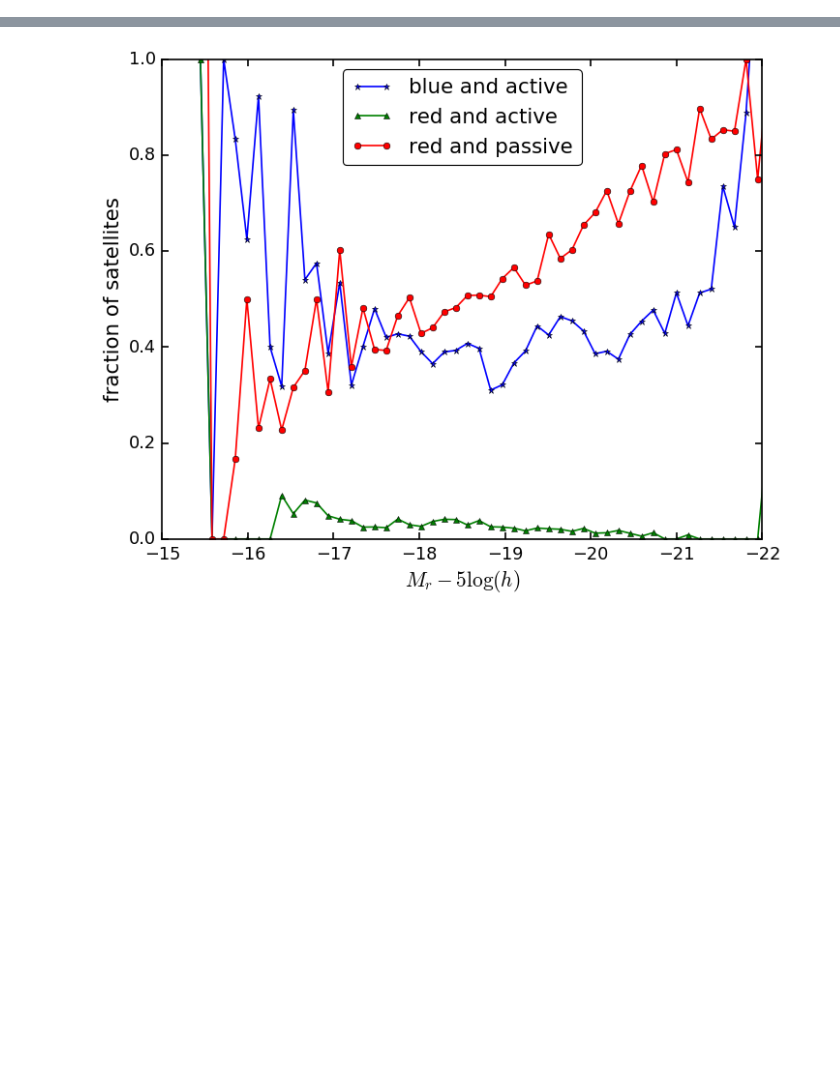
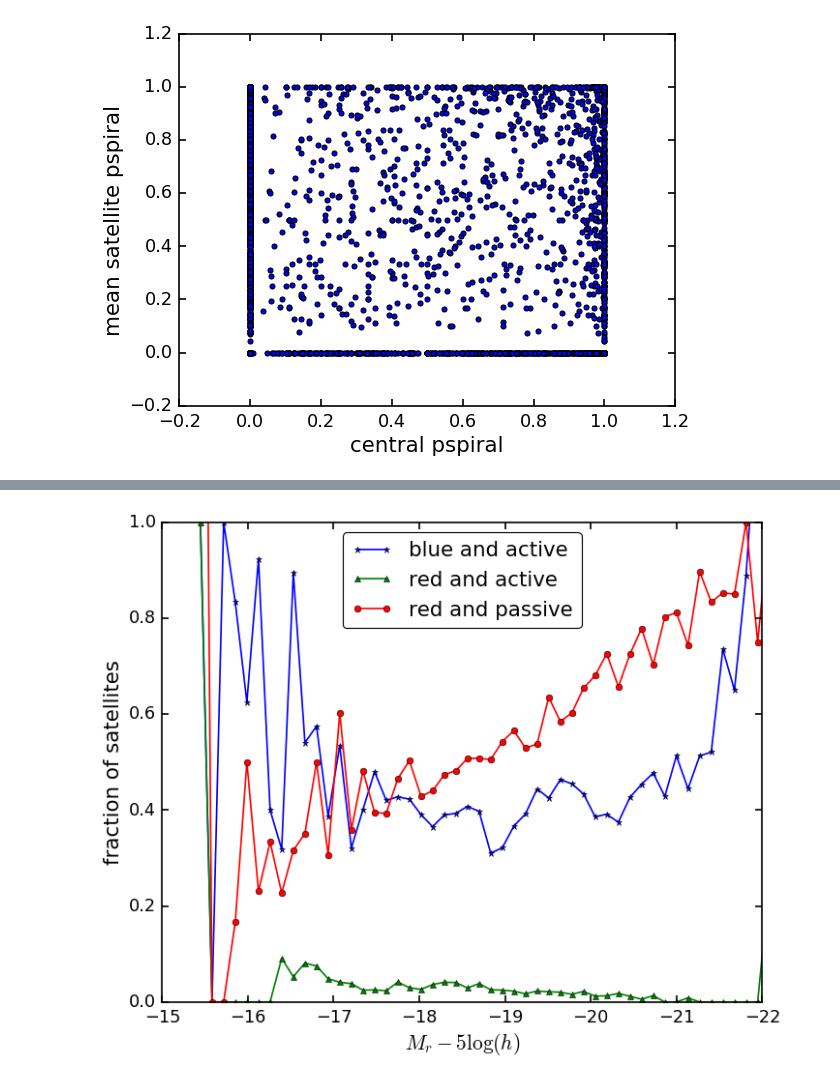
Before and after one commit to jaotter/Otter-Research-2017, a Jupyter notebook: ssfr_plots.ipynb, the cells around one changed output, grey strips where cells are left out. Drawn from its saved outputs; the diff is of its cells as text; code cells hidden in the pictures; blank space fills up the shorter version.

```diff
--- a/ssfr_plots.ipynb
+++ b/ssfr_plots.ipynb
@@ -90,3 +160,11 @@ for i in np.arange(pfeatures.size):
+# %%
+plt.style.use(mpl_style.style1)
+plt.scatter(cent_pspiral, sat_pspiral)
+plt.xlabel('central pspiral')
+plt.ylabel('mean satellite pspiral')
+plt.show()
+# %% [output]
+[figure, added]
 # %%
 fig = plt.figure(figsize=(10,8))
 bluact_mr_cent = [x[0] for x in bluact_mr if x[1]==1]
```
Also changed, not shown: parts of 10 cells of this notebook.
